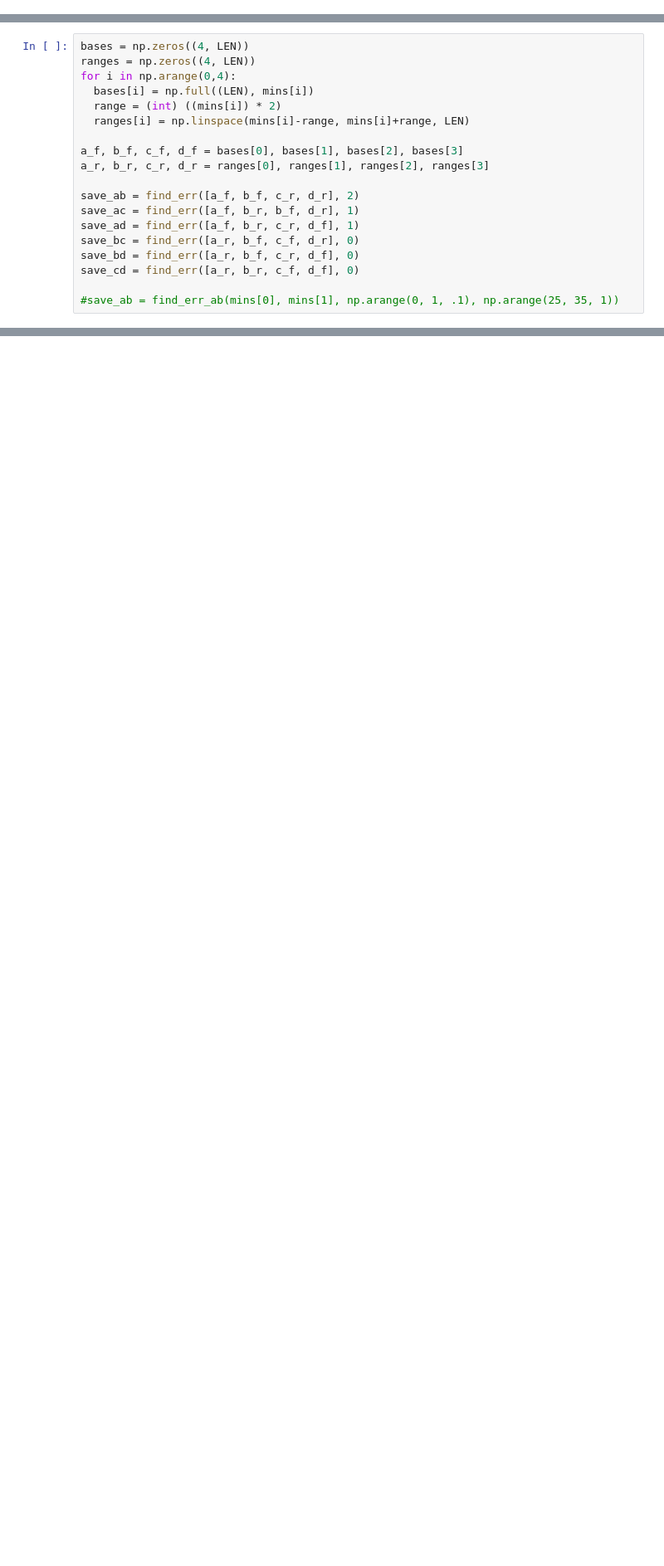
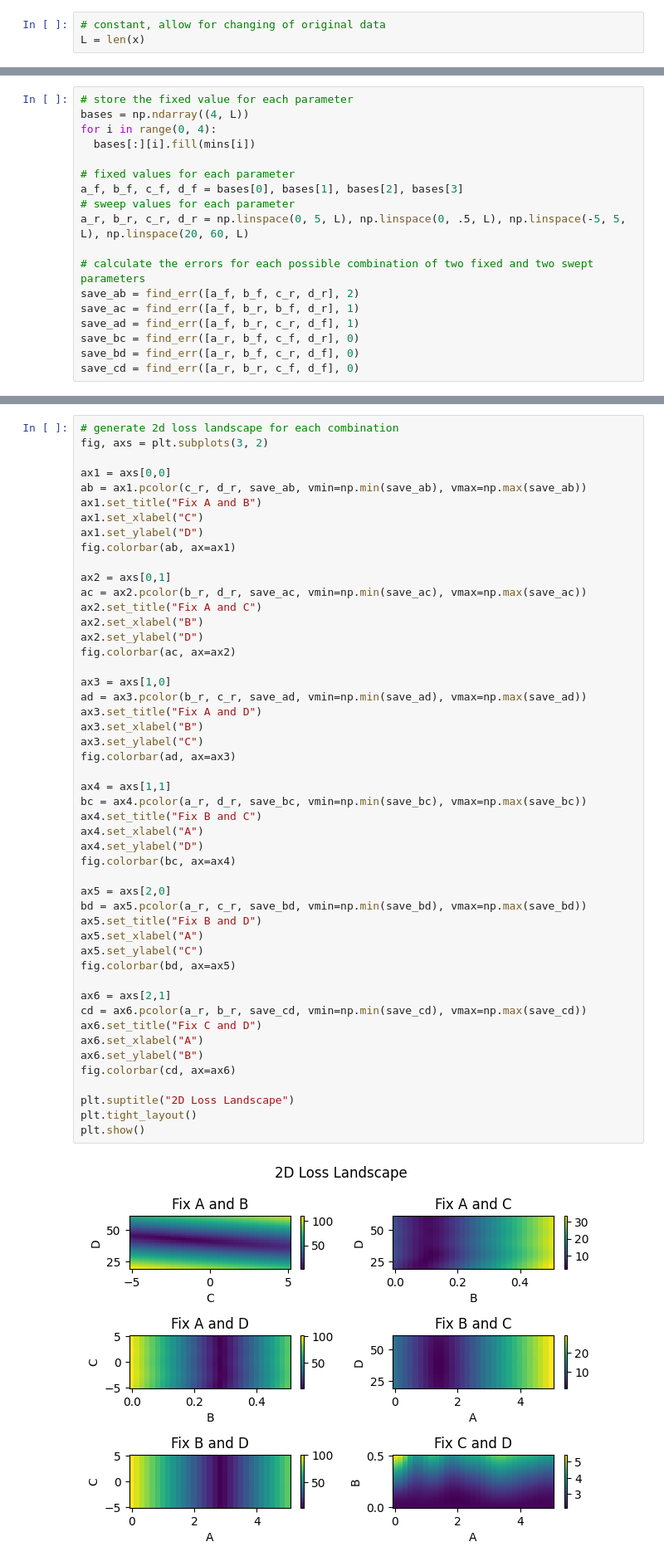
Before and after one commit to tingjones/ee399_hw1, a Jupyter notebook: HW1_TJ.ipynb, the cells around one changed output, grey strips where cells are left out. Shown at 83% size. Saved outputs shown, nothing was run; the diff lists cells and outputs as text; blank space fills up the shorter version.

```diff
--- a/HW1_TJ.ipynb
+++ b/HW1_TJ.ipynb
@@ -58 +61,4 @@ LEN = 31
+# %%
+# constant, allow for changing of original data
+L = len(x)
 # %%
@@ -75,19 +89,18 @@ def find_err(param, sweep):
 # %%
-bases = np.zeros((4, LEN))
-ranges = np.zeros((4, LEN))
-for i in np.arange(0,4):
-  bases[i] = np.full((LEN), mins[i])
-  range = (int) ((mins[i]) * 2)
-  ranges[i] = np.linspace(mins[i]-range, mins[i]+range, LEN)
+# store the fixed value for each parameter
+bases = np.ndarray((4, L))
+for i in range(0, 4):
+  bases[:][i].fill(mins[i])
 
+# fixed values for each parameter
 a_f, b_f, c_f, d_f = bases[0], bases[1], bases[2], bases[3]
-a_r, b_r, c_r, d_r = ranges[0], ranges[1], ranges[2], ranges[3]
+# sweep values for each parameter
+a_r, b_r, c_r, d_r = np.linspace(0, 5, L), np.linspace(0, .5, L), np.linspace(-5, 5, L), np.linspace(20, 60, L)
 
+# calculate the errors for each possible combination of two fixed and two swept parameters
 save_ab = find_err([a_f, b_f, c_r, d_r], 2)
 save_ac = find_err([a_f, b_r, b_f, d_r], 1)
 save_ad = find_err([a_f, b_r, c_r, d_f], 1)
 save_bc = find_err([a_r, b_f, c_f, d_r], 0)
 save_bd = find_err([a_r, b_f, c_r, d_f], 0)
 save_cd = find_err([a_r, b_r, c_f, d_f], 0)
-
-#save_ab = find_err_ab(mins[0], mins[1], np.arange(0, 1, .1), np.arange(25, 35, 1))
@@ -170,0 +107,51 @@ plt.tight_layout()
+# %%
+# generate 2d loss landscape for each combination
+fig, axs = plt.subplots(3, 2)
+
+ax1 = axs[0,0]
+ab = ax1.pcolor(c_r, d_r, save_ab, vmin=np.min(save_ab), vmax=np.max(save_ab))
+ax1.set_title("Fix A and B")
+ax1.set_xlabel("C")
+ax1.set_ylabel("D")
+fig.colorbar(ab, ax=ax1)
+
+ax2 = axs[0,1]
+ac = ax2.pcolor(b_r, d_r, save_ac, vmin=np.min(save_ac), vmax=np.max(save_ac))
+ax2.set_title("Fix A and C")
+ax2.set_xlabel("B")
+ax2.set_ylabel("D")
+fig.colorbar(ac, ax=ax2)
+
+ax3 = axs[1,0]
+ad = ax3.pcolor(b_r, c_r, save_ad, vmin=np.min(save_ad), vmax=np.max(save_ad))
+ax3.set_title("Fix A and D")
+ax3.set_xlabel("B")
+ax3.set_ylabel("C")
+fig.colorbar(ad, ax=ax3)
+
+ax4 = axs[1,1]
+bc = ax4.pcolor(a_r, d_r, save_bc, vmin=np.min(save_bc), vmax=np.max(save_bc))
+ax4.set_title("Fix B and C")
+ax4.set_xlabel("A")
+ax4.set_ylabel("D")
+fig.colorbar(bc, ax=ax4)
+
+ax5 = axs[2,0]
+bd = ax5.pcolor(a_r, c_r, save_bd, vmin=np.min(save_bd), vmax=np.max(save_bd))
+ax5.set_title("Fix B and D")
+ax5.set_xlabel("A")
+ax5.set_ylabel("C")
+fig.colorbar(bd, ax=ax5)
+
+ax6 = axs[2,1]
+cd = ax6.pcolor(a_r, b_r, save_cd, vmin=np.min(save_cd), vmax=np.max(save_cd))
+ax6.set_title("Fix C and D")
+ax6.set_xlabel("A")
+ax6.set_ylabel("B")
+fig.colorbar(cd, ax=ax6)
+
+plt.suptitle("2D Loss Landscape")
+plt.tight_layout()
+plt.show()
+# %% [output]
+[figure, added]
```
Also changed, not shown: parts of 26 cells of this notebook.
